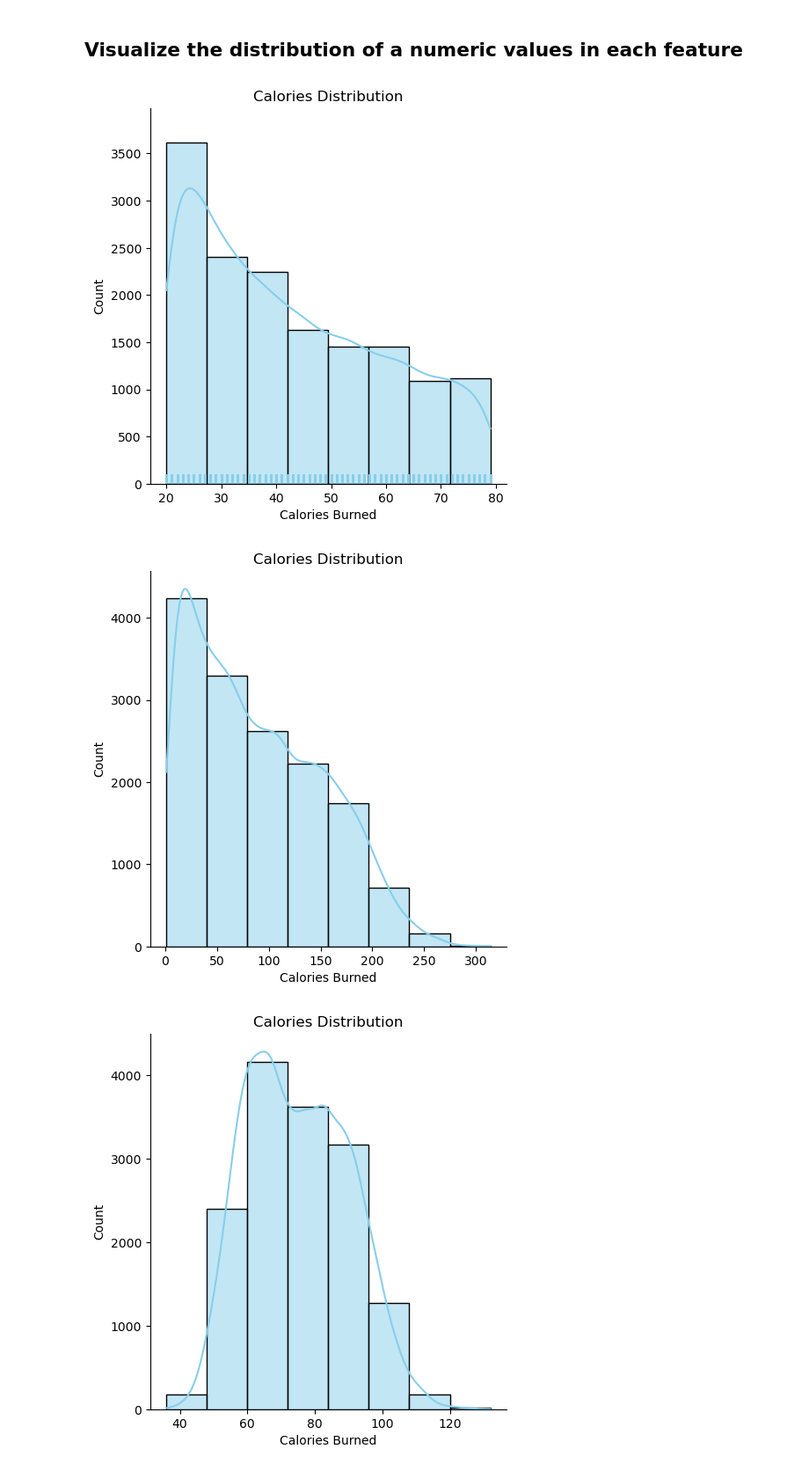
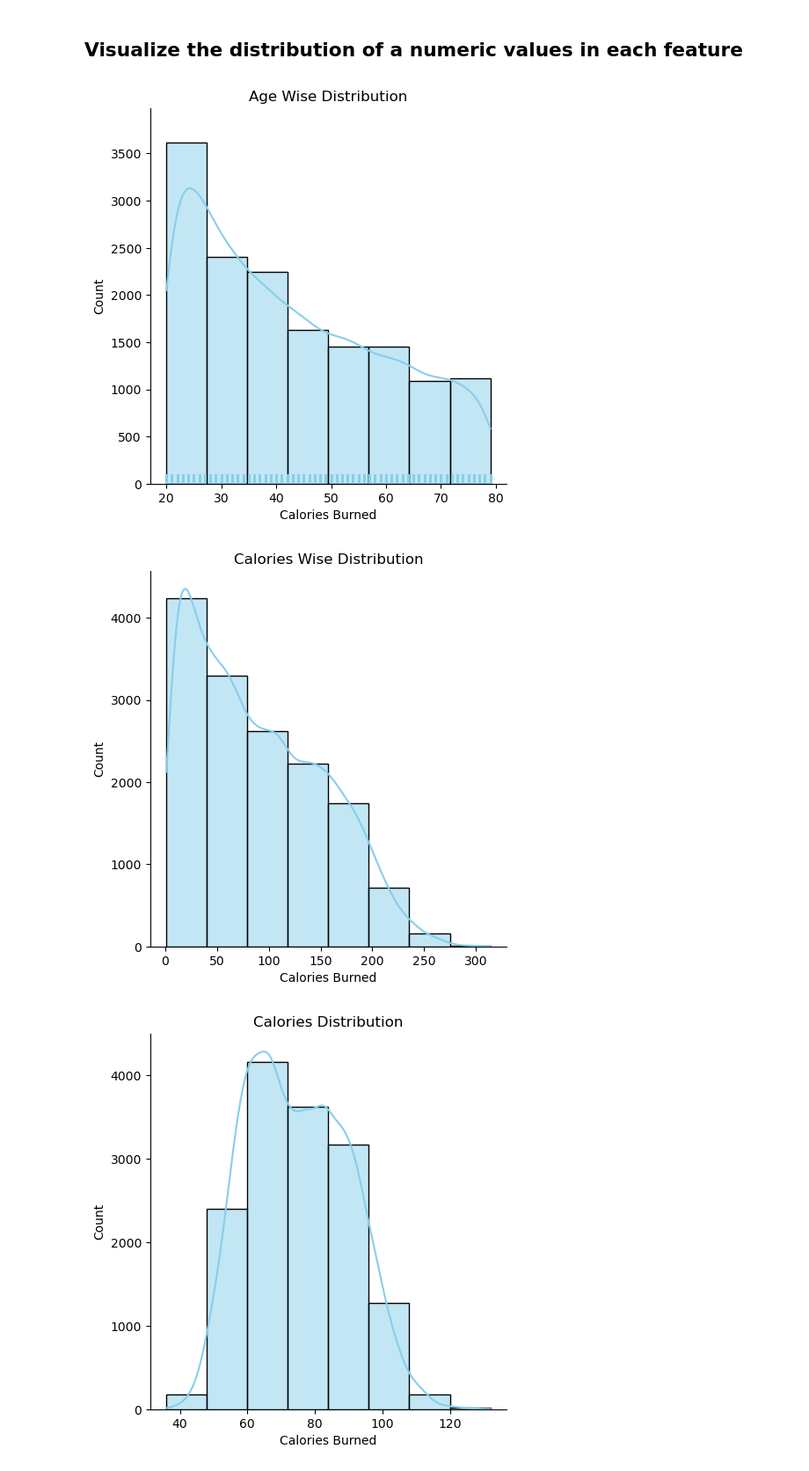
Before and after one commit to CHANDU016/CALORIES-PREDICTION, a Jupyter notebook: CALORIES.ipynb, the cells around one changed output. Shown: that part at 88% size. Drawn from its saved outputs; the diff is of its cells as text; code cells hidden in the pictures.

```diff
--- a/CALORIES.ipynb
+++ b/CALORIES.ipynb
@@ -122,20 +123,22 @@ plt.show()
 <h2 style="color: black ; font-family: Arial, sans-serif;">Visualize the distribution of a numeric values in each feature</h2>
 # %%
 sns.displot(Calories['Age'], kde=True, bins=8, color='skyblue', rug = True)
-plt.title("Calories Distribution")
+plt.title("Age Wise Distribution")
 plt.xlabel("Calories Burned")
 plt.ylabel("Count")
+plt.savefig("Age wise Calories Distribution.png")
 plt.show()
 # %% [output]
-[figure, old version]
+[figure, new version]
 # %%
 sns.displot(Calories['Calories'], kde=True, bins=8, color='skyblue')
-plt.title("Calories Distribution")
+plt.title("Calories Wise Distribution")
 plt.xlabel("Calories Burned")
 plt.ylabel("Count")
+plt.savefig("Calories Wise Distribution.png")
 plt.show()
 # %% [output]
-[figure, old version]
+[figure, new version]
 # %%
 sns.displot(Calories['Weight'], kde=True, bins=8, color='skyblue')
 plt.title("Calories Distribution")
```
Also changed, not shown: parts of 16 cells of this notebook.
